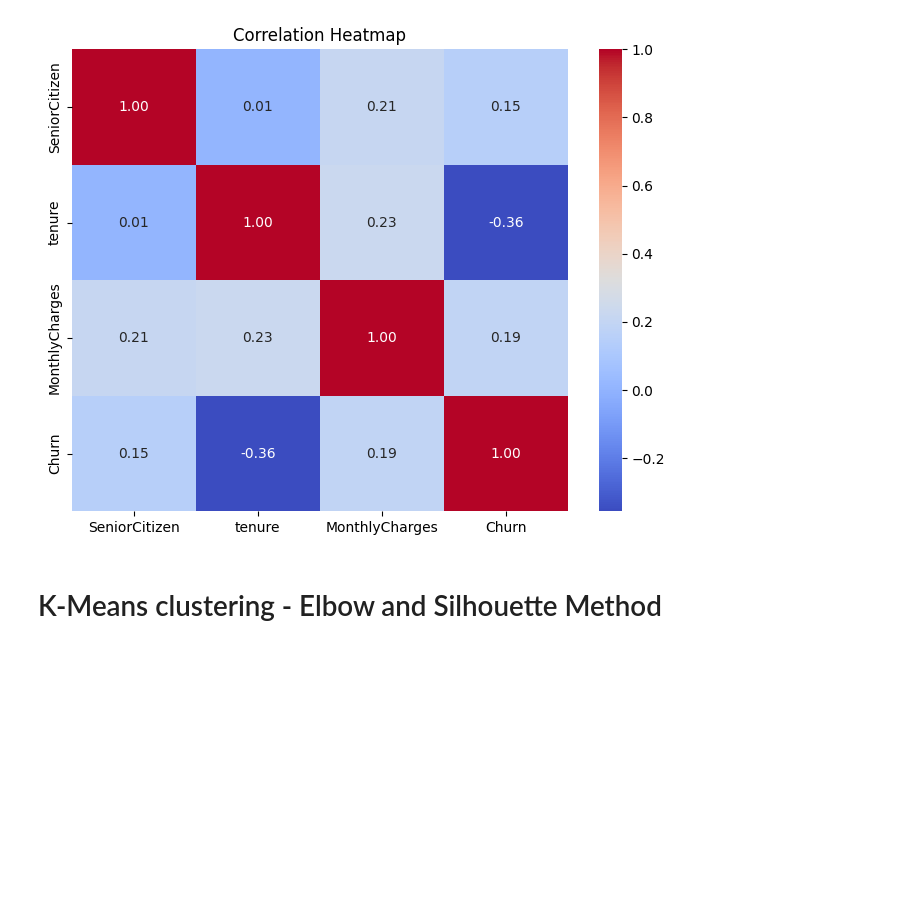
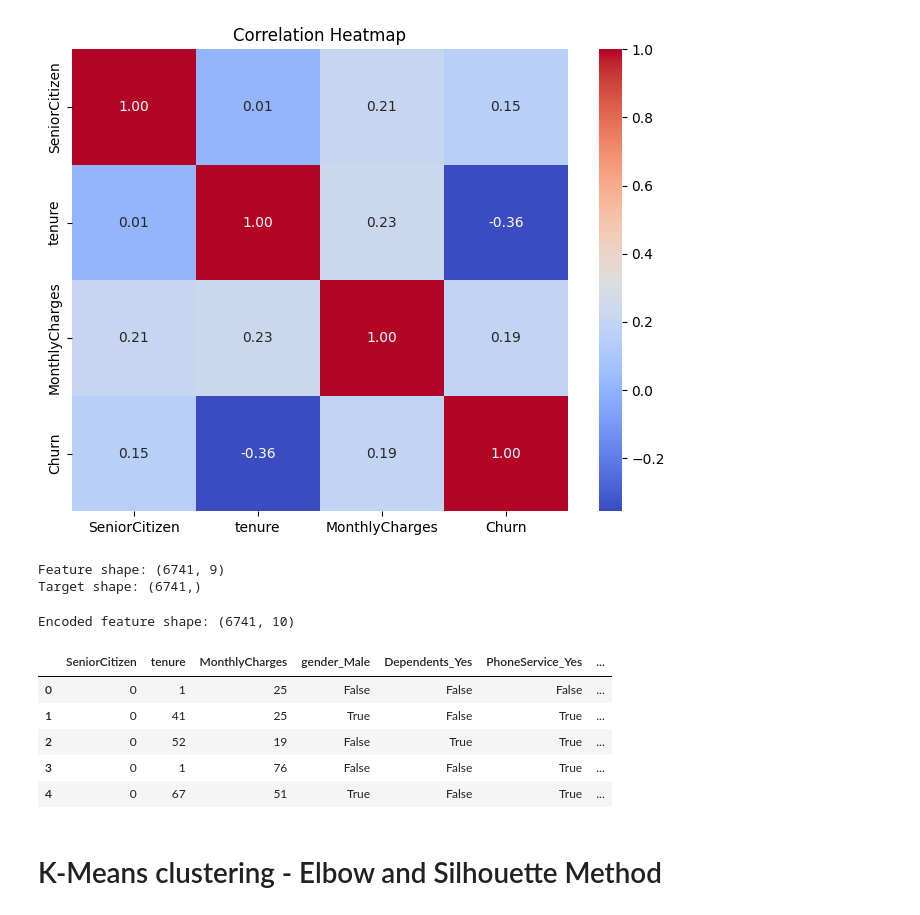
Before and after one commit to anilkhadka999/churn-analysis, a Jupyter notebook: Churn.ipynb, the cells around one changed output. Cells and saved outputs as stored; diff of their text form; code cells hidden in the pictures; blank space fills up the shorter version.

```diff
--- a/Churn.ipynb
+++ b/Churn.ipynb
@@ -293,0 +281,10 @@ for col in important_num:
+# %%
+# Encode target column
+df_clean[TARGET_COL] = df_clean[TARGET_COL].map({
+    "Yes": 1,
+    "No": 0,
+    "yes": 1,
+    "no": 0
+})
+
+print(df_clean[TARGET_COL].value_counts(dropna=False))
@@ -299,6 +301,33 @@ if numeric_cols:
     plt.show()
 # %% [output]
 [figure]
+# %%
+# Separate features and target
+
+X = df_clean.drop(TARGET_COL, axis=1)
+y = df_clean[TARGET_COL]
+
+print("Feature shape:", X.shape)
+print("Target shape:", y.shape)
+# %% [output]
+Feature shape: (6741, 9)
+Target shape: (6741,)
+# %%
+# Encode categorical feature columns
+
+categorical_cols = X.select_dtypes(include="object").columns
+X_encoded = pd.get_dummies(X, columns=categorical_cols, drop_first=True)
+
+print("Encoded feature shape:", X_encoded.shape)
+X_encoded.head()
+# %% [output]
+Encoded feature shape: (6741, 10)
+|  | SeniorCitizen | tenure | MonthlyCharges | gender_Male | Dependents_Yes | PhoneService_Yes | ... |
+| 0 | 0 | 1 | 25 | False | False | False | ... |
+| 1 | 0 | 41 | 25 | True | False | True | ... |
+| 2 | 0 | 52 | 19 | False | True | True | ... |
+| 3 | 0 | 1 | 76 | False | False | True | ... |
+| 4 | 0 | 67 | 51 | True | False | True | ... |
 # %% [markdown]
 # K-Means clustering - Elbow and Silhouette Method
 # %%
```
Also changed, not shown: parts of 8 cells of this notebook.
